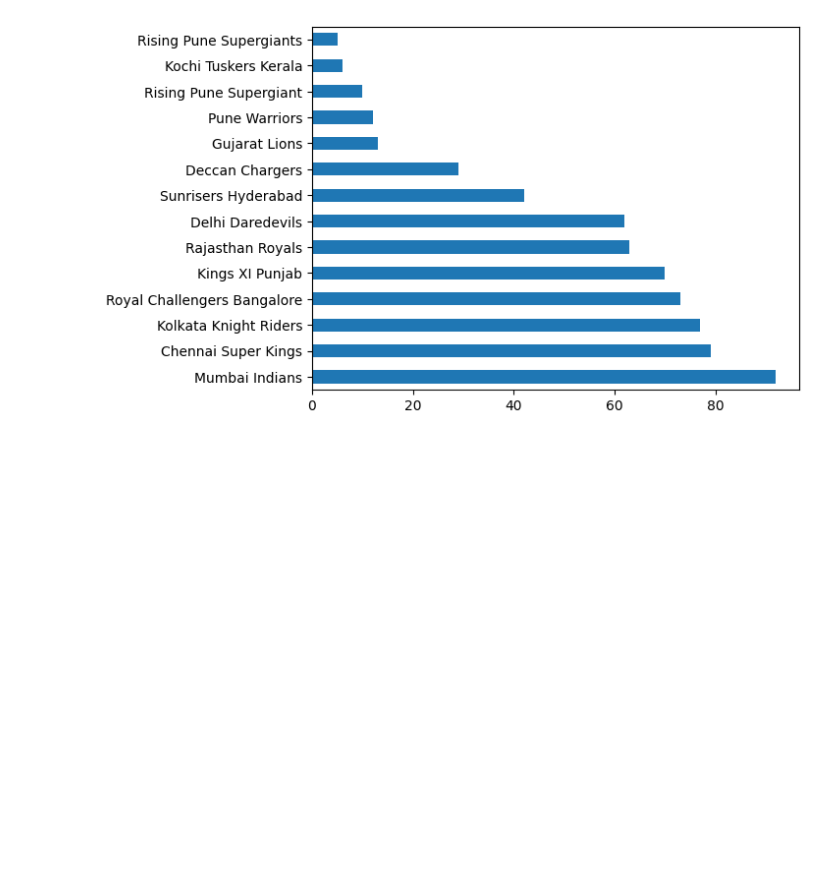
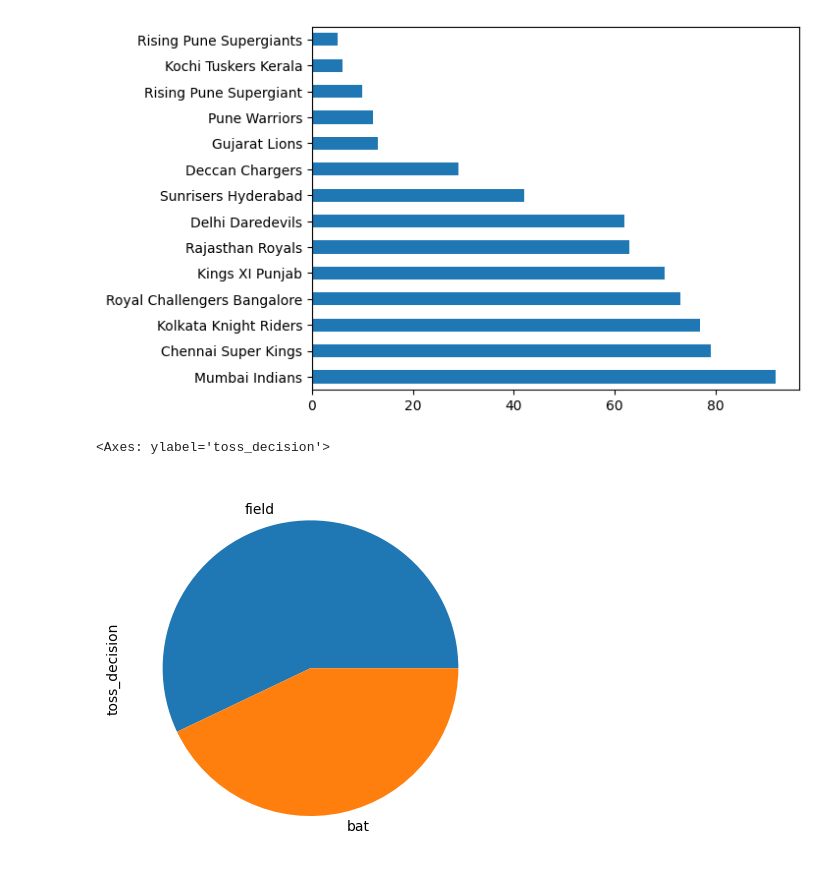
Before and after one commit to debaghosh/Learning-ML-Tools, a Jupyter notebook: Basics_of_Pandas.ipynb, the cells around one changed output. Cells and saved outputs as stored; diff of their text form; code cells hidden in the pictures; blank space fills up the shorter version.

```diff
--- a/Basics_of_Pandas.ipynb
+++ b/Basics_of_Pandas.ipynb
@@ -207,3 +207,8 @@ data['winner'].value_counts().plot(kind='barh')
 # %% [output]
 <Axes: >
 [figure]
+# %%
+data['toss_decision'].value_counts().plot(kind='pie')
+# %% [output]
+<Axes: ylabel='toss_decision'>
+[figure, added]
```
Also changed, not shown: parts of 14 cells of this notebook.
